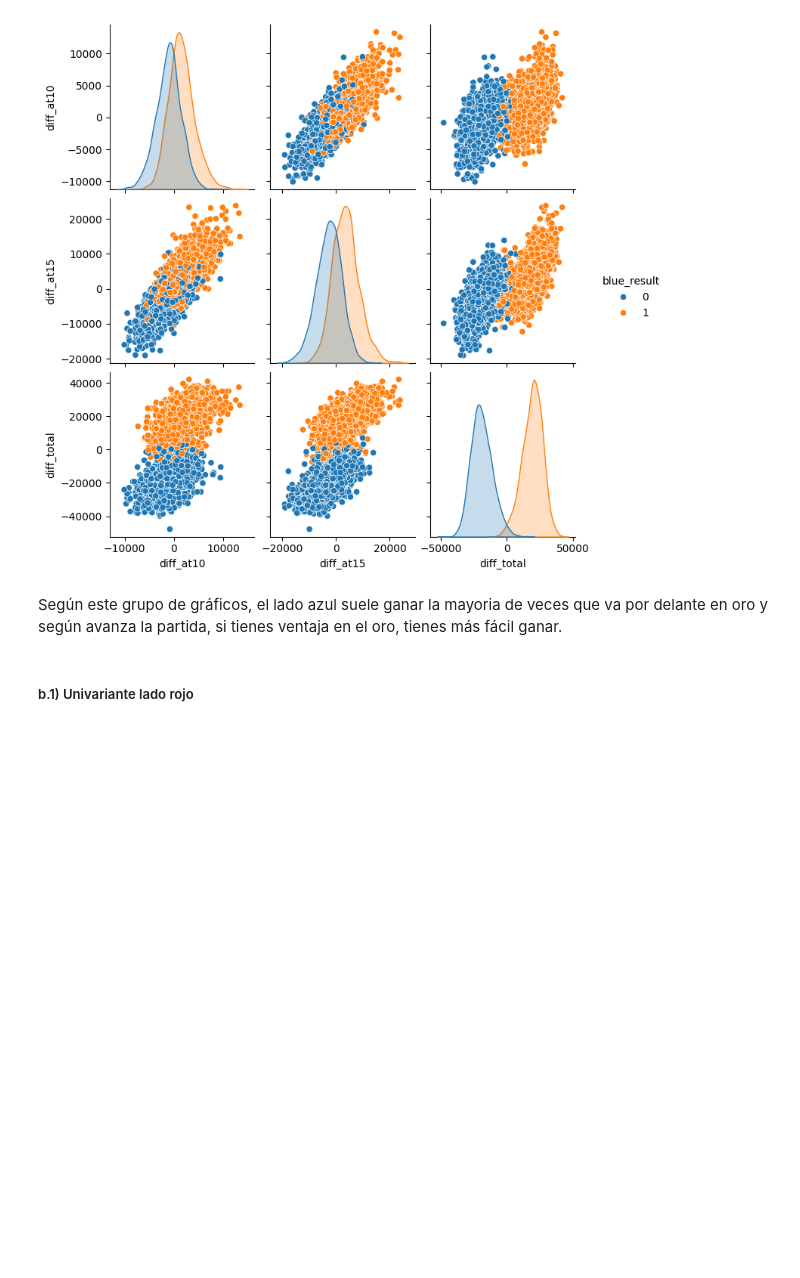
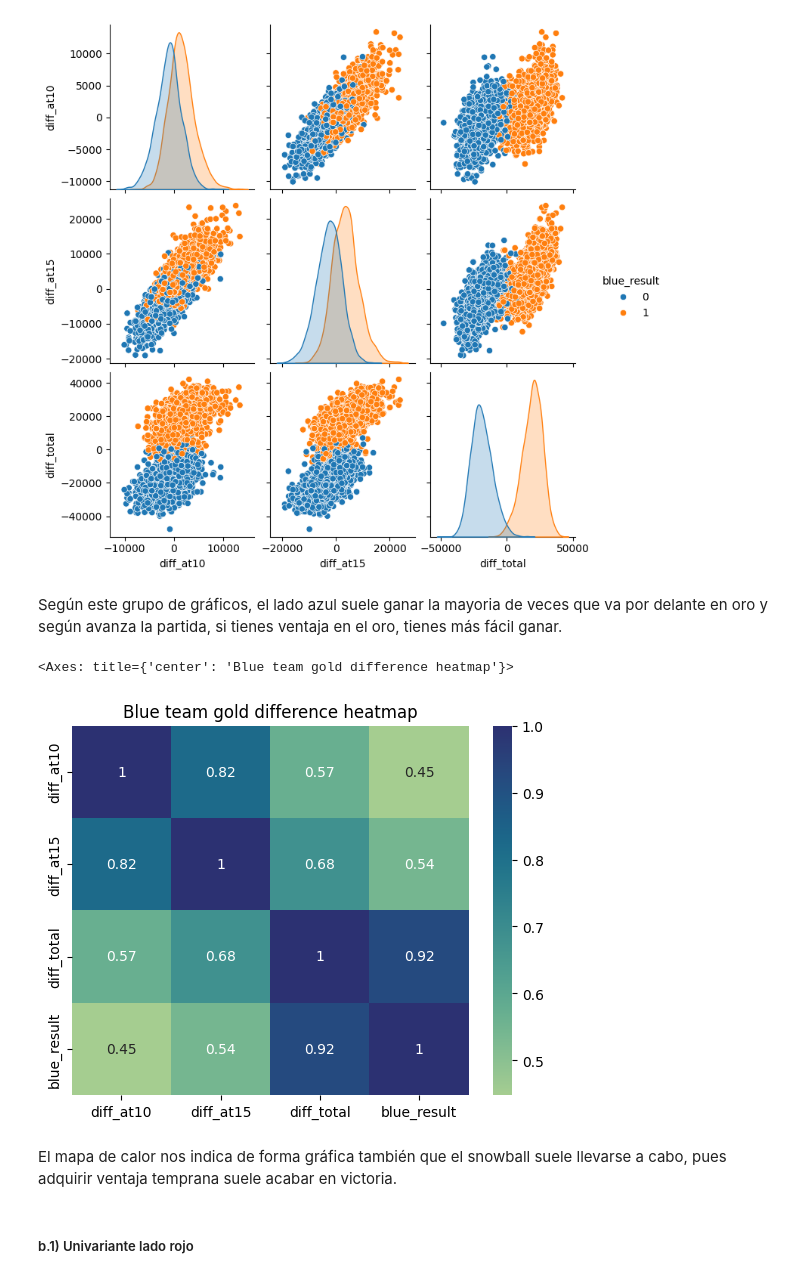
Before and after one commit to CamiloAPB/EDA_DS, a Jupyter notebook: Src/Notebooks/Exploracion_inicial.ipynb, the cells around one changed output. Saved outputs shown, nothing was run; the diff lists cells and outputs as text; code cells hidden in the pictures; blank space fills up the shorter version.

```diff
--- a/Src/Notebooks/Exploracion_inicial.ipynb
+++ b/Src/Notebooks/Exploracion_inicial.ipynb
@@ -837,6 +830,14 @@ sns.pairplot(df_multiplot, hue="blue_result")
 [figure]
 # %% [markdown]
 Según este grupo de gráficos, el lado azul suele ganar la mayoria de veces que va por delante en oro y según avanza la partida, si tienes ventaja en el oro, tienes más fácil ganar.
+# %%
+plt.title("Blue team gold difference heatmap")
+sns.heatmap(df_multiplot.corr(), annot=True, cmap='crest')
+# %% [output]
+<Axes: title={'center': 'Blue team gold difference heatmap'}>
+[figure, added]
+# %% [markdown]
+El mapa de calor nos indica de forma gráfica también que el snowball suele llevarse a cabo, pues adquirir ventaja temprana suele acabar en victoria.
 # %% [markdown]
 ##### b.1\) Univariante lado rojo
 # %% [markdown]
```
Also changed, not shown: parts of 10 cells of this notebook, 4 other files.
